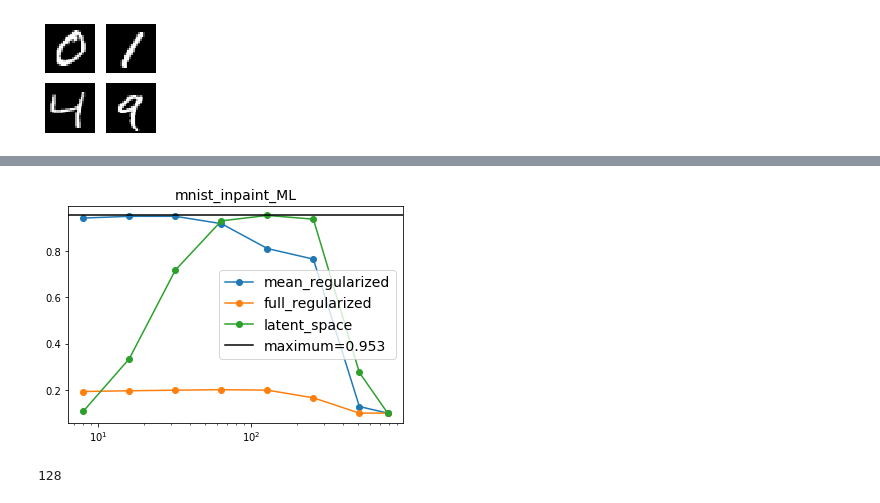
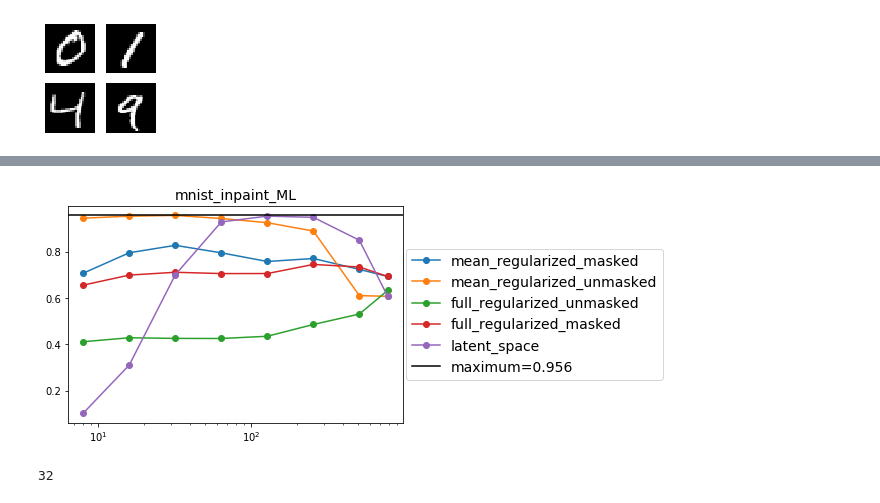
Before and after one commit to VMBoehm/pca-classifier, a Jupyter notebook: notebooks/ShrinkageExperimentsMNIST-ML-inpaint.ipynb, the cells around one changed output, grey strips where cells are left out. Cells and saved outputs as stored; diff of their text form; code cells hidden in the pictures.

```diff
--- a/notebooks/ShrinkageExperimentsMNIST-ML-inpaint.ipynb
+++ b/notebooks/ShrinkageExperimentsMNIST-ML-inpaint.ipynb
@@ -30,7 +30,7 @@ label = dataset+'_'+prep_type+'_'+estimator
 if prep_type   =='inpaint':
     prep_data = partial(prepare_data.inpaint_low_var_pixels,inpaint_val=sigma)
 elif prep_type =='mask':
-    prep_data = partial(prepare_data.inpaint_low_var_pixels)
+    prep_data = partial(prepare_data.mask_low_var_pixels)
 # %%
 if dataset=='mnist':
     x_train, targets_train, x_test, targets_test = load_data.load_mnist('../data/')
@@ -124,5 +126,5 @@ plt.plot(n_comps,means,marker='+',color='black',label='mean')
 plt.legend(ncol=2)
 plt.show()
 
-results['mean_regularized'] = means
+results['mean_regularized_masked'] = means
 # %% [output]
@@ -194,5 +231,5 @@ plt.plot(n_comps,means,marker='+',color='black',label='mean')
 plt.legend(ncol=2)
 plt.show()
 
-results['full_regularized'] = means
+results['full_regularized_unmasked'] = means
 # %% [output]
@@ -268,18 +345,18 @@ results
 # %%
 maximum = 0
 x_max   = 0
 plt.title(label,fontsize=14)
 for item in results.keys():
     plt.semilogx(n_comps,results[item],label=item,marker='o')
 
     x_max_ = np.argsort(results[item])[-1]
     if results[item][x_max_]>maximum:
         maximum=results[item][x_max_]
         x_max  =n_comps[x_max_]
 plt.axhline(maximum,color='black',label='maximum=%.3f'%maximum)
-plt.legend(fontsize=14)
+plt.legend(fontsize=14, loc=(1.01,0.2))
 plt.show()
 print(x_max)
 # %% [output]
-[figure, old version]
+[figure, new version]
-128
+32
```
Also changed, not shown: parts of 7 cells of this notebook, 1 other file.
